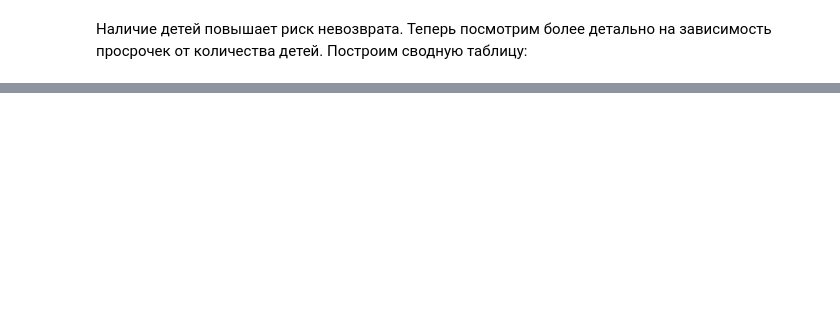
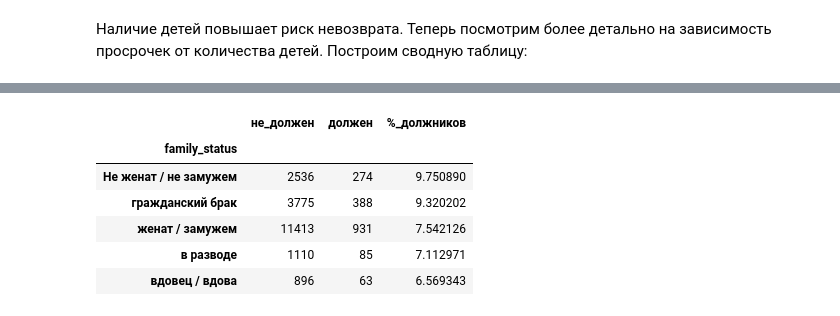
Before and after one commit to jane1ane/Data-Analyst_educational_projects, a Jupyter notebook: Исследование надёжности заёмщиков/Исследование надёжности заёмщиков.ipynb, the cells around one changed output, grey strips where cells are left out. Cells and saved outputs as stored; diff of their text form; code cells hidden in the pictures; blank space fills up the shorter version.

```diff
--- a/Исследование надёжности заёмщиков/Исследование надёжности заёмщиков.ipynb
+++ b/Исследование надёжности заёмщиков/Исследование надёжности заёмщиков.ipynb
@@ -802,0 +601,22 @@ df_pivot_purpose_group.sort_values('ratio', ascending = False)
+# %%
+df_pivot_family = df.pivot_table(
+    index=['family_status'],
+    columns='debt',
+    values = 'family_status_id',
+    aggfunc='count'
+)
+df_pivot_family.columns=('не_должен', 'должен')
+# посчитаем по группам соотношение
+df_pivot_family ['%_должников'] = (
+    df_pivot_family ['должен'] / (df_pivot_family ['не_должен'] + df_pivot_family ['должен']) * 100
+                                    )
+
+df_pivot_family.sort_values('%_должников', ascending = False)
+# %% [output]
+|  | не_должен | должен | %_должников |
+| family_status |  |  |  |
+| Не женат / не замужем | 2536 | 274 | 9.750890 |
+| гражданский брак | 3775 | 388 | 9.320202 |
+| женат / замужем | 11413 | 931 | 7.542126 |
+| в разводе | 1110 | 85 | 7.112971 |
+| вдовец / вдова | 896 | 63 | 6.569343 |
```
Also changed, not shown: parts of 52 cells of this notebook.
